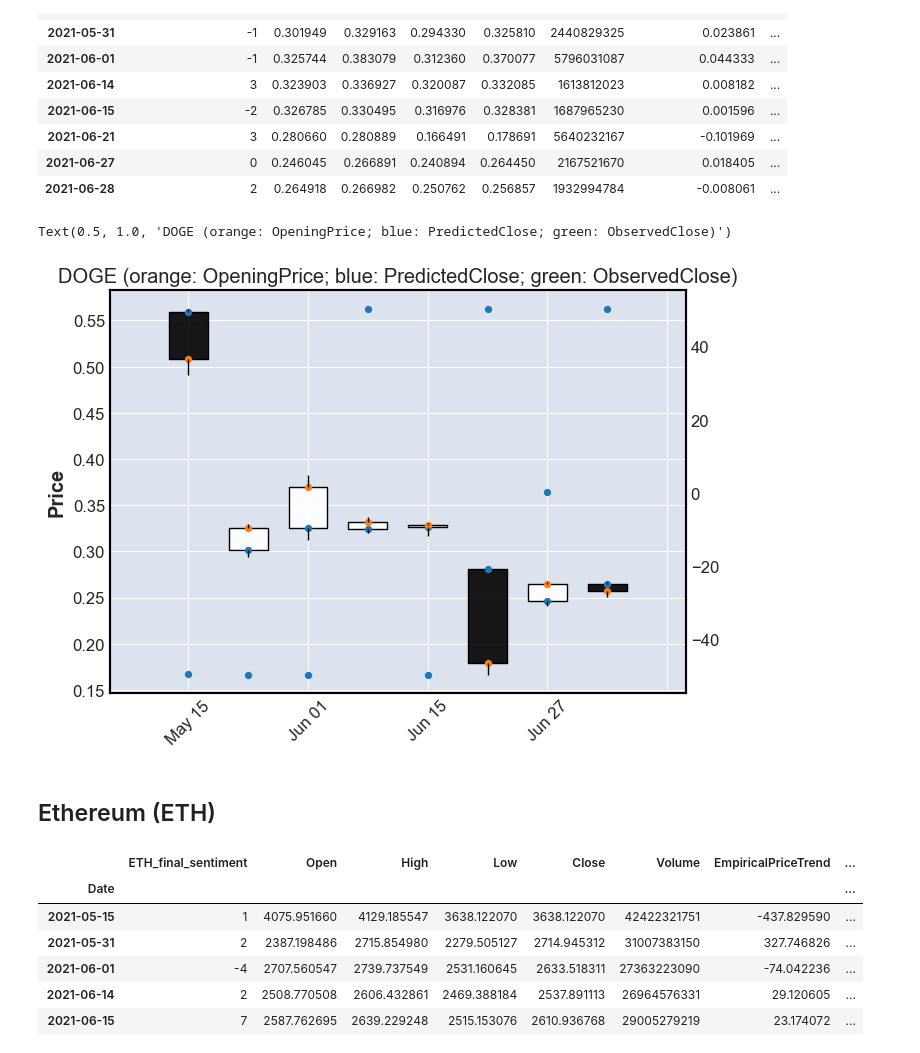
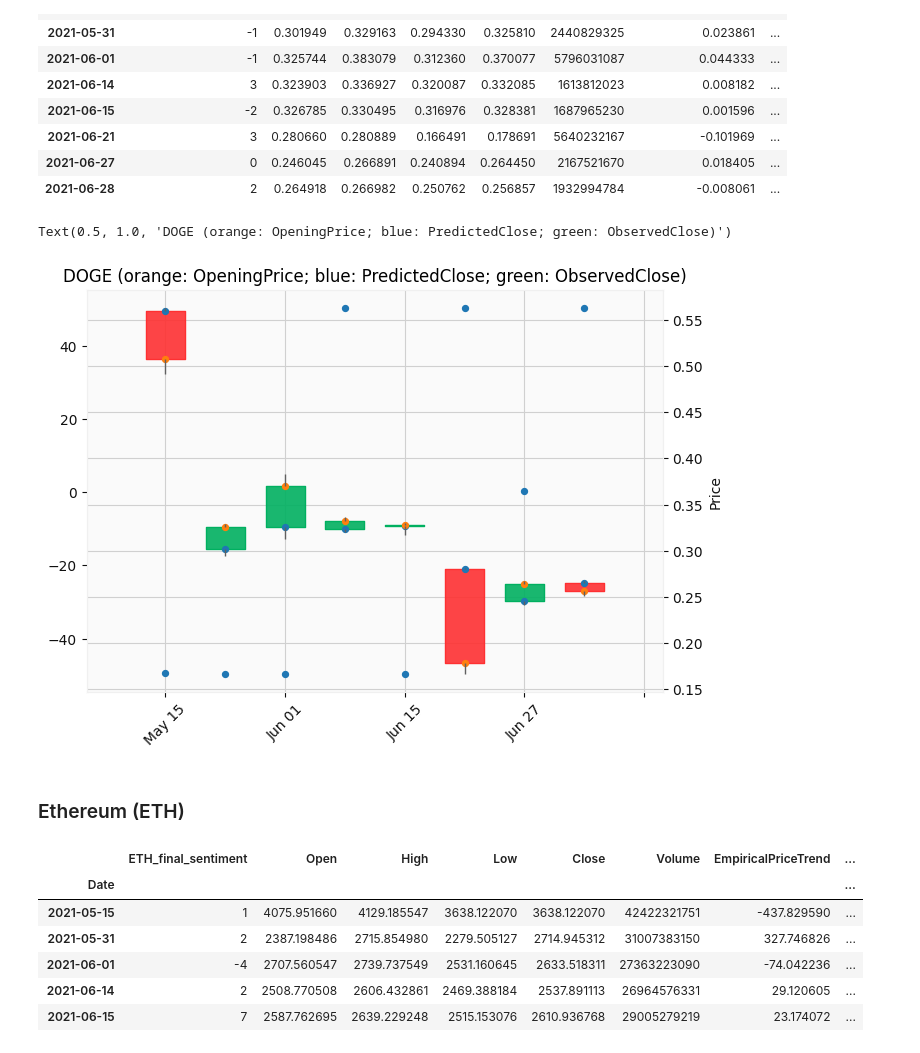
Before and after one commit to distractedm1nd/mar2moon, a Jupyter notebook: scripts/CoinPriceAnalysis.ipynb, the cells around one changed output. Saved outputs shown, nothing was run; the diff lists cells and outputs as text; code cells hidden in the pictures.

```diff
--- a/scripts/CoinPriceAnalysis.ipynb
+++ b/scripts/CoinPriceAnalysis.ipynb
@@ -458,21 +460,21 @@ display(comparison_table_4_viz_doge)
 # %%
 added_values_to_visualize = comparison_table_4_viz_doge[['PredictedClose', 'Open', 'Close']]
 apd  = mpf.make_addplot(added_values_to_visualize, type = 'scatter')
 ticker = 'DOGE (orange: OpeningPrice; blue: PredictedClose; green: ObservedClose)'
-fig, axes = mpf.plot(comparison_table_4_viz_doge, type = 'candle', addplot = apd, returnfig = True)
+fig, axes = mpf.plot(comparison_table_4_viz_doge, type = 'candle', addplot = apd, returnfig = True, style = 'yahoo')
 axes[0].set_title(ticker)
 today = date.today().strftime('%Y-%m-%d')
-fig.savefig(SA_results_path + 'doge_evaluation_viz_' + today + '.png')
+fig.savefig(SA_results_path + 'doge_evaluation_viz_withfakepriceprediction_' + today + '.png')
 
 # Legend: (not yet implemented in MPLFinance)
 ## green: Close
 ## blue: PredictedClose
 ## orange: Open
 # %% [output]
 Text(0.5, 1.0, 'DOGE (orange: OpeningPrice; blue: PredictedClose; green: ObservedClose)')
-[figure, old version]
+[figure, new version]
 # %% [markdown]
-## Ethereum (ETH)
+### Ethereum (ETH)
 # %%
 comparison_table_4_viz_eth = comparison_table_eth
 comparison_table_4_viz_eth["PredictedClose"] = np.where(comparison_table_4_viz_eth["PredictedTrendbySA"] == 'bullish', comparison_table_4_viz_eth["Open"] + 50, np.where(comparison_table_4_viz_eth["PredictedTrendbySA"] == 'bearish', comparison_table_4_viz_eth["Open"] - 50, comparison_table_4_viz_eth["Open"]))
```
Also changed, not shown: parts of 12 cells of this notebook.
